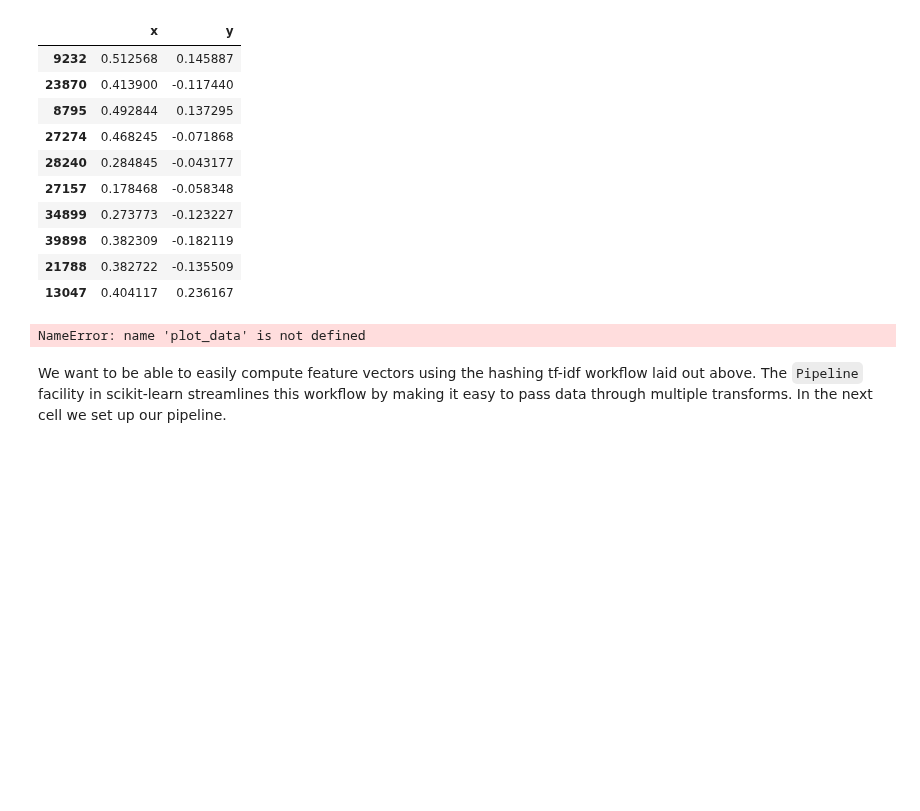
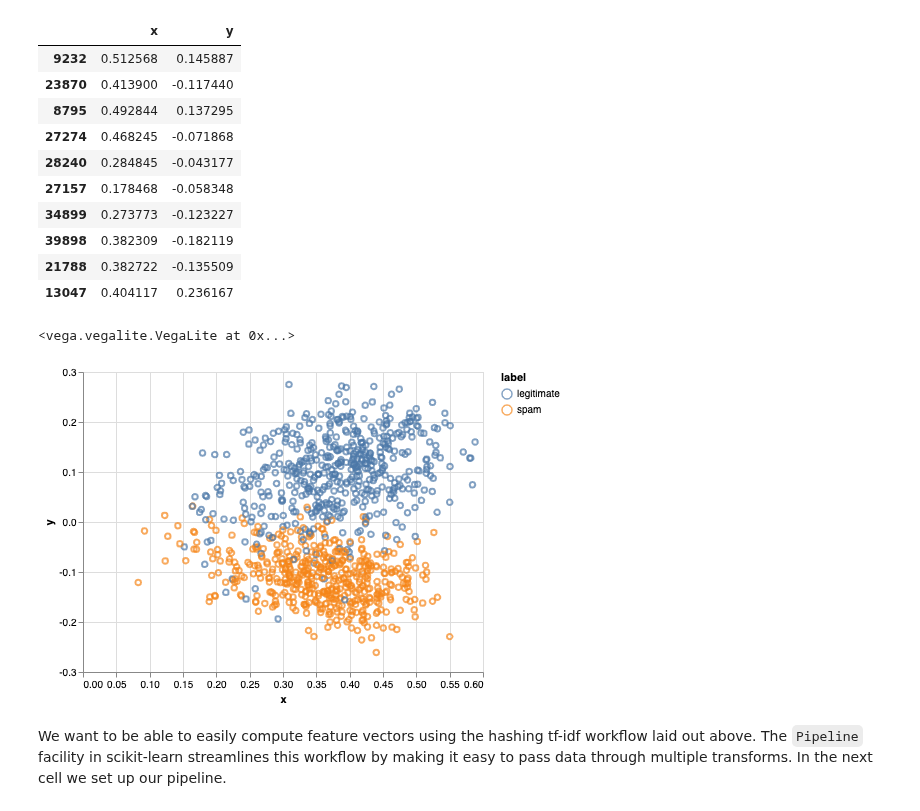
Before and after one commit to willb/openshift-ml-workflows-workshop, a Jupyter notebook: source/03-feature-engineering-tfidf.ipynb, the cells around one changed output. Drawn from its saved outputs; the diff is of its cells as text; code cells hidden in the pictures; blank space fills up the shorter version.

```diff
--- a/source/03-feature-engineering-tfidf.ipynb
+++ b/source/03-feature-engineering-tfidf.ipynb
@@ -165,9 +165,11 @@ plot_data = pd.concat([df.reset_index(), pca_df], axis=1)
 # %%
 import altair as alt
 
-alt.Chart(plot_data.sample(1000)).encode(x="x", y="y", color="label").mark_point().interactive()
+alt.Chart(plot_data.sample(1000)).encode(x="x", y="y", color="label") \
+            .mark_point().interactive()
 # %% [output]
-NameError: name 'plot_data' is not defined
+<vega.vegalite.VegaLite at 0x...>
+[figure, added]
 # %% [markdown]
 We want to be able to easily compute feature vectors using the hashing tf-idf workflow laid out above. The `Pipeline` facility in scikit-learn streamlines this workflow by making it easy to pass data through multiple transforms. In the next cell we set up our pipeline.
 # %%
```
Also changed, not shown: parts of 1 cell of this notebook, 1 other file.
